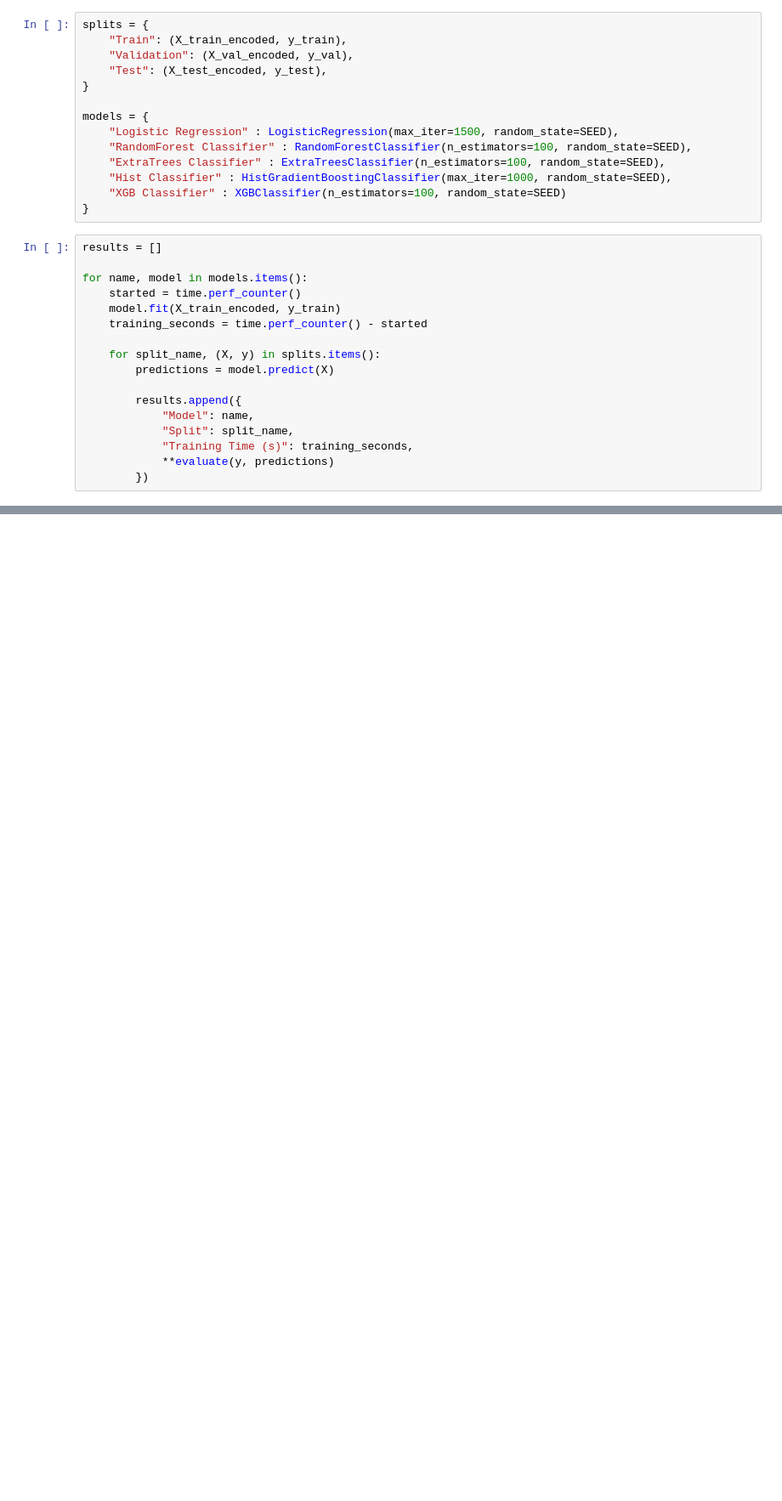
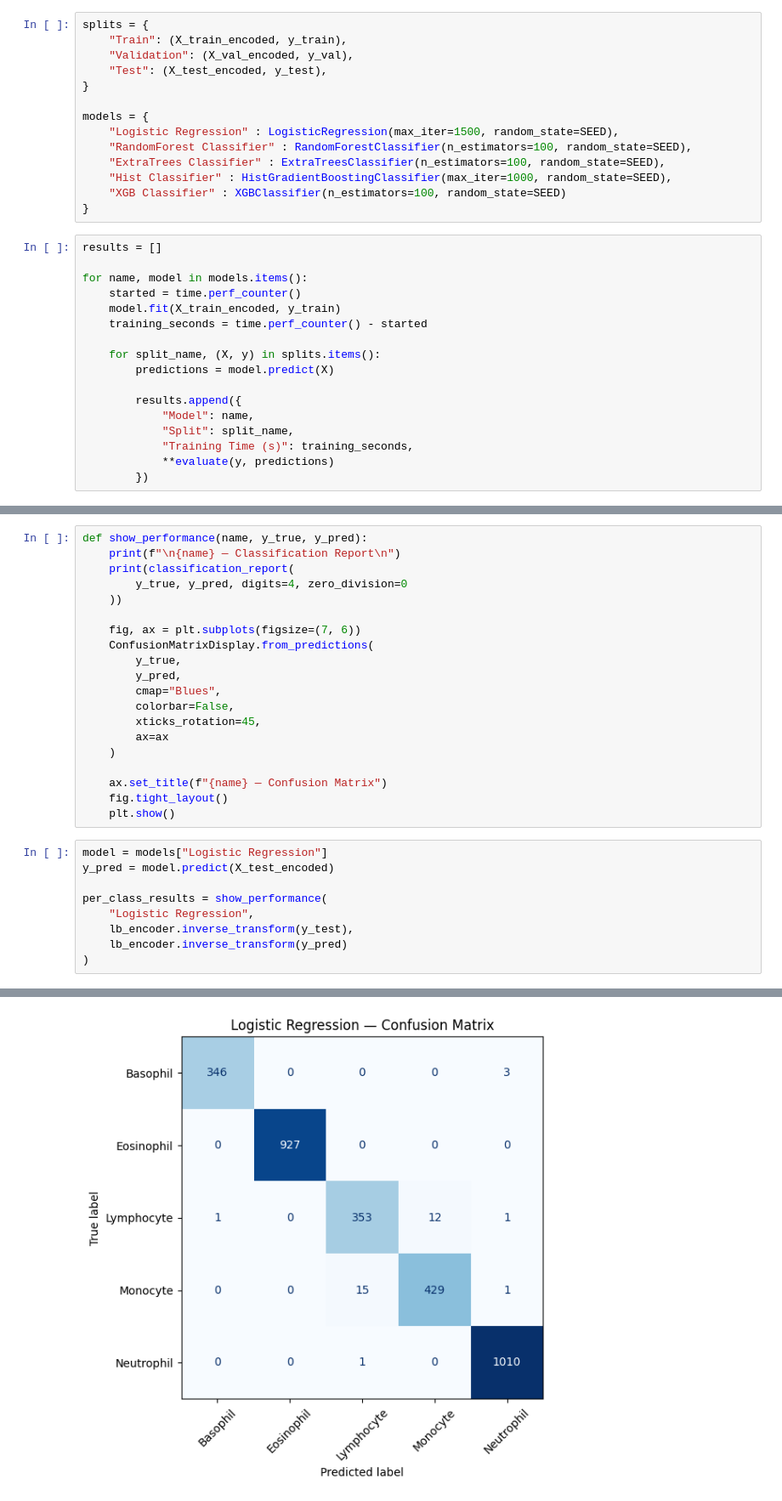
Before and after one commit to mdmohsin212/skill-morph-hw, a Jupyter notebook: Assignment_10.ipynb, the cells around one changed output, grey strips where cells are left out. Shown at 85% size. Cells and saved outputs as stored; diff of their text form; blank space fills up the shorter version.

Commit message:
evaluate models

```diff
--- a/Assignment_10.ipynb
+++ b/Assignment_10.ipynb
@@ -217,0 +204,30 @@ display(results_df.round(4))
+# %%
+def show_performance(name, y_true, y_pred):
+    print(f"\n{name} — Classification Report\n")
+    print(classification_report(
+        y_true, y_pred, digits=4, zero_division=0
+    ))
+
+    fig, ax = plt.subplots(figsize=(7, 6))
+    ConfusionMatrixDisplay.from_predictions(
+        y_true,
+        y_pred,
+        cmap="Blues",
+        colorbar=False,
+        xticks_rotation=45,
+        ax=ax
+    )
+
+    ax.set_title(f"{name} — Confusion Matrix")
+    fig.tight_layout()
+    plt.show()
+# %%
+model = models["Logistic Regression"]
+y_pred = model.predict(X_test_encoded)
+
+per_class_results = show_performance(
+    "Logistic Regression",
+    lb_encoder.inverse_transform(y_test),
+    lb_encoder.inverse_transform(y_pred)
+)
+# %% [output]
@@ -217,0 +247 @@ display(results_df.round(4))
+[figure, added]
```
Also changed, not shown: parts of 9 cells of this notebook.
